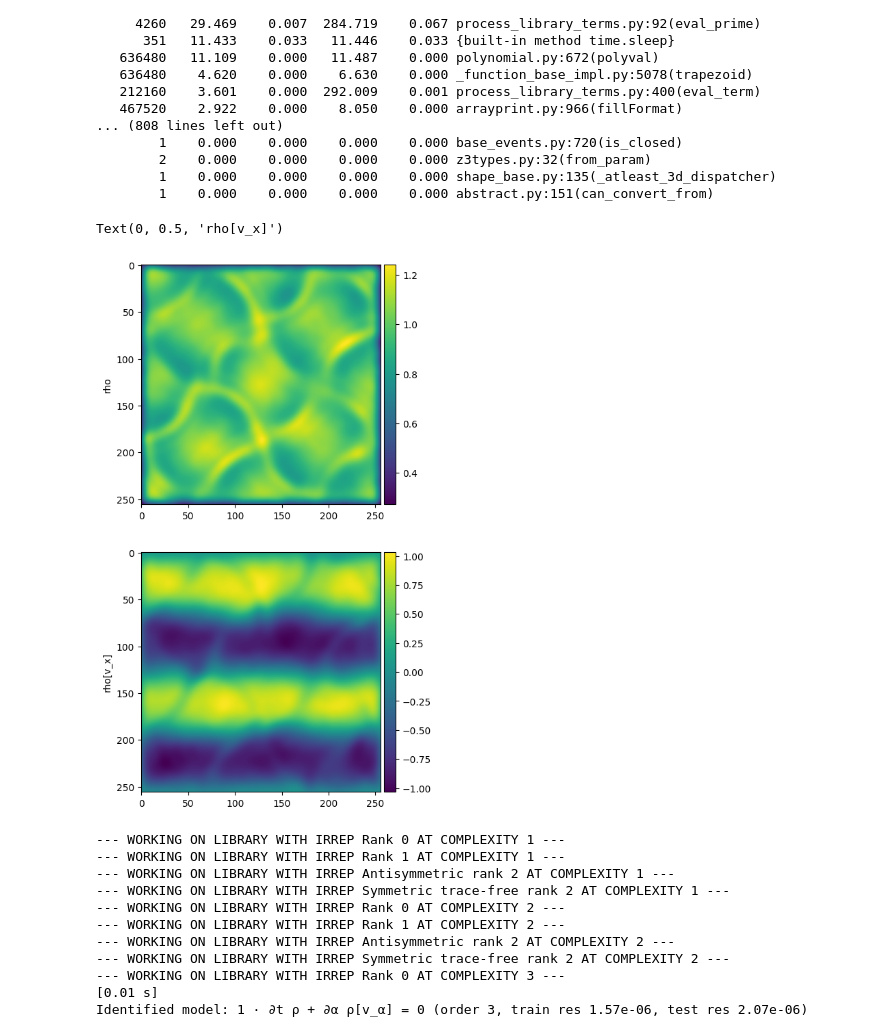
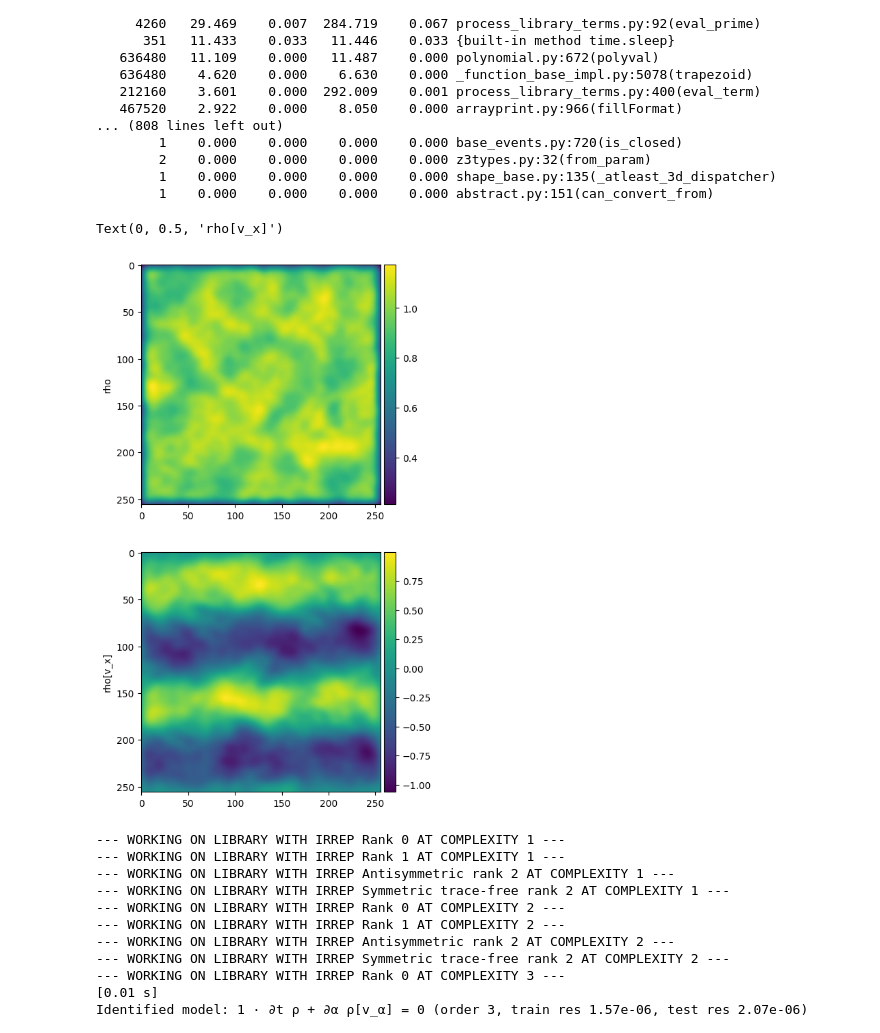
Before and after one commit to sibirica/PySPIDER, a Jupyter notebook: discrete/gaussian_potential_test-Copy1.ipynb, the cells around one changed output. Drawn from its saved outputs; the diff is of its cells as text; code cells hidden in the pictures.

```diff
--- a/discrete/gaussian_potential_test-Copy1.ipynb
+++ b/discrete/gaussian_potential_test-Copy1.ipynb
@@ -130,35 +130,35 @@ def coarse_grain_slice(t, sigma, field='rho', component=None):
         inv_cov = np.eye(2) / sigma_sq
     else:
         inv_cov = np.eye(2) * sigma_sq
         inv_cov = np.linalg.cholesky(inv_cov[::-1, ::-1]).T[::-1, ::-1]
     density = gaussian_kernel_estimate['double'](pt_pos, weights[:, None], xi, inv_cov,
                                                  np.float64)
     output = np.reshape(density[:, 0], xx.shape) / 1e4
     return output
 
-t = 100
+t = 400
 sigma = kernel_sigma
 rho_cg = coarse_grain_slice(t, sigma, field='rho')
 vx_cg = coarse_grain_slice(t, sigma, field='v', component=0)
 vy_cg = coarse_grain_slice(t, sigma, field='v', component=1)
 fig, (ax1, ax2) = plt.subplots(2, 1, figsize=(15, 10))
 im1 = ax1.imshow(rho_cg)
 #colorbar
 divider = make_axes_locatable(ax1)
 cax1 = divider.append_axes("right", size="5%", pad=0.05)
 cb1 = plt.colorbar(im1, cax=cax1)
 
 im2 = ax2.imshow(vx_cg)
 #colorbar
 divider2 = make_axes_locatable(ax2)
 cax2 = divider2.append_axes("right", size="5%", pad=0.05)
 cb2 = plt.colorbar(im2, cax=cax2)
 
 ax1.set_ylabel('rho')
 ax2.set_ylabel('rho[v_x]')
 # %% [output]
 Text(0, 0.5, 'rho[v_x]')
-[figure, old version]
+[figure, new version]
 # %%
 from commons.identify_models import *
 import copy
```
Also changed, not shown: 3 other files.
